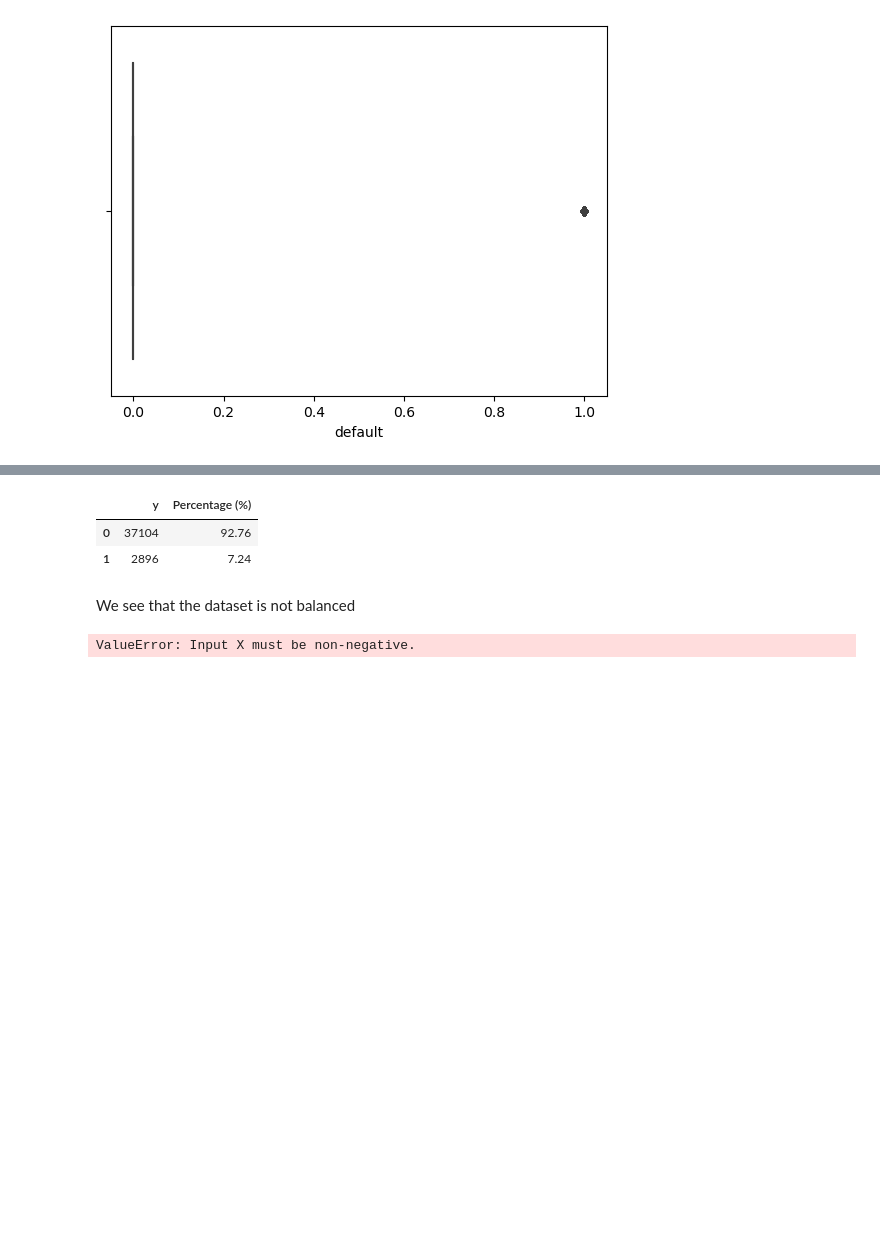
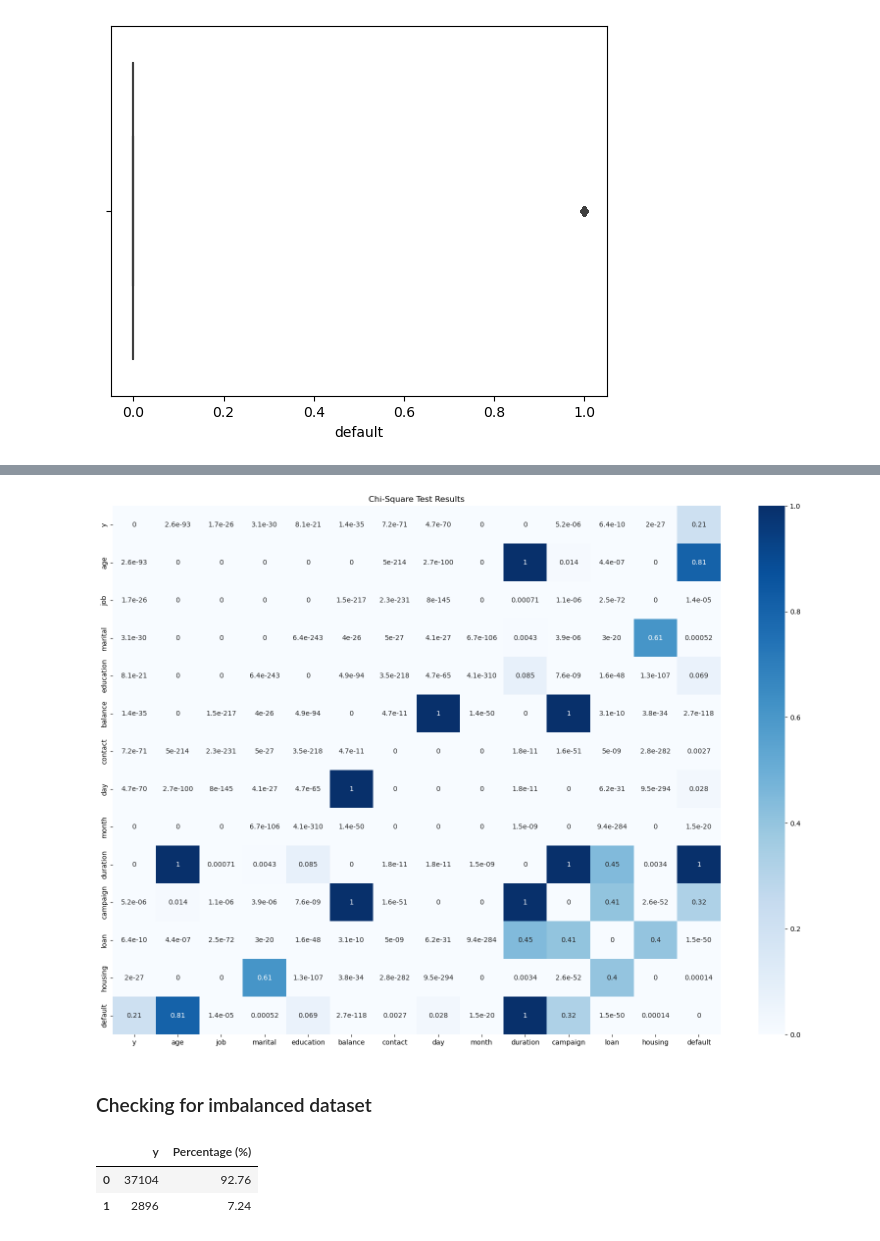
Before and after one commit to NNtorvas/TermDepositMarketing, a Jupyter notebook: term_deposit_marketing_notebook.ipynb, the cells around one changed output, grey strips where cells are left out. Cells and saved outputs as stored; diff of their text form; code cells hidden in the pictures; blank space fills up the shorter version.

```diff
--- a/term_deposit_marketing_notebook.ipynb
+++ b/term_deposit_marketing_notebook.ipynb
@@ -289,0 +298,16 @@ for col in data.columns[1:]:
+# %%
+# Resultant Dataframe will be a dataframe where the column names and Index will be the same
+# This is a matrix similar to correlation matrix which we get after df.corr()
+# Initialize the values in this matrix with 0
+resultant = pd.DataFrame(data=[(0 for i in range(len(data.columns))) for i in range(len(data.columns))],
+                         columns=list(data.columns))
+resultant.set_index(pd.Index(list(data.columns)), inplace = True)
+
+# Finding p_value for all columns and putting them in the resultant matrix
+for i in list(data.columns):
+    for j in list(data.columns):
+        if i != j:
+            chi2_pval = chi2_contingency(pd.crosstab(data[i], data[j]))[1]
+            resultant.loc[i,j] = chi2_pval
+
+print(resultant)
@@ -290,3 +332,13 @@ for col in data.columns[1:]:
+# %%
+# Plotting a heatmap
+fig = plt.figure(figsize=(20,14))
+sns.heatmap(resultant, annot=True, cmap='Blues')
+plt.title('Chi-Square Test Results')
+plt.show()
+# %% [output]
+[figure, added]
+# %% [markdown]
+### Checking for imbalanced dataset
 # %%
 df_percentage = pd.DataFrame(data['y'].value_counts())
 df_percentage['Percentage (%)'] = (df_percentage['y']/df_percentage['y'].sum())*100
@@ -295,9 +347,3 @@ df_percentage
 |  | y | Percentage (%) |
 | 0 | 37104 | 92.76 |
 | 1 | 2896 | 7.24 |
-# %% [markdown]
-We see that the dataset is not balanced
-# %%
-chi2(data, data['y'])
-# %% [output]
-ValueError: Input X must be non-negative.
```
Also changed, not shown: parts of 4 cells of this notebook.
